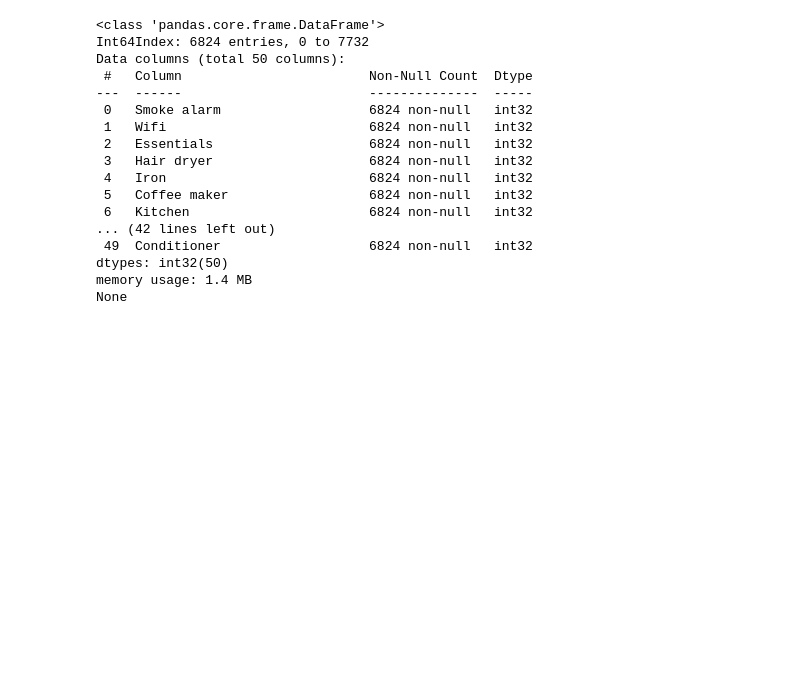
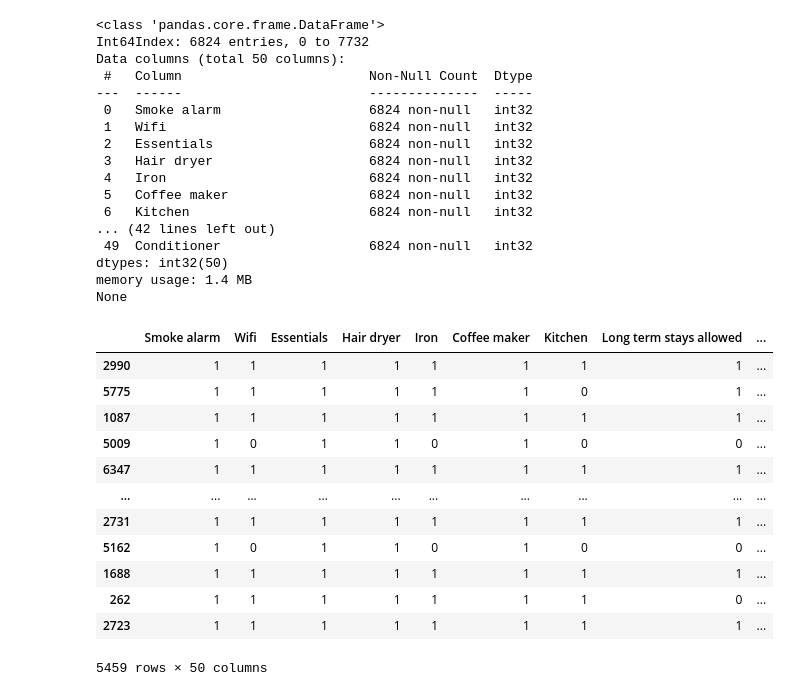
Before and after one commit to sakshi1989/DSBA_6211_Airbnb_Nashville, a Jupyter notebook: Question 3 (Emil & Rich)/amenities_vs_review_score.ipynb, the cells around one changed output. Saved outputs shown, nothing was run; the diff lists cells and outputs as text; code cells hidden in the pictures; blank space fills up the shorter version.

```diff
--- a/Question 3 (Emil & Rich)/amenities_vs_review_score.ipynb
+++ b/Question 3 (Emil & Rich)/amenities_vs_review_score.ipynb
@@ -132,3 +128,16 @@ Data columns (total 50 columns):
 dtypes: int32(50)
 memory usage: 1.4 MB
 None
+# %%
+x = top_50_amenities_df
+y = df['review_scores_rating']
+
+# import statsmodels.api as sm
+
+# sm.Logi
+
+from sklearn.model_selection import train_test_split
+x_train, x_test, y_train, y_test = train_test_split(x, y, train_size=0.8)
+
+# model_lr = LinearRegression()
+# model_lr.fit(x_train, y_train)
@@ -134,0 +147,16 @@ None
+# %%
+x_train
+# %% [output]
+|  | Smoke alarm | Wifi | Essentials | Hair dryer | Iron | Coffee maker | Kitchen | Long term stays allowed | ... |
+| 2990 | 1 | 1 | 1 | 1 | 1 | 1 | 1 | 1 | ... |
+| 5775 | 1 | 1 | 1 | 1 | 1 | 1 | 0 | 1 | ... |
+| 1087 | 1 | 1 | 1 | 1 | 1 | 1 | 1 | 1 | ... |
+| 5009 | 1 | 0 | 1 | 1 | 0 | 1 | 0 | 0 | ... |
+| 6347 | 1 | 1 | 1 | 1 | 1 | 1 | 1 | 1 | ... |
+| ... | ... | ... | ... | ... | ... | ... | ... | ... | ... |
+| 2731 | 1 | 1 | 1 | 1 | 1 | 1 | 1 | 1 | ... |
+| 5162 | 1 | 0 | 1 | 1 | 0 | 1 | 0 | 0 | ... |
+| 1688 | 1 | 1 | 1 | 1 | 1 | 1 | 1 | 1 | ... |
+| 262 | 1 | 1 | 1 | 1 | 1 | 1 | 1 | 0 | ... |
+| 2723 | 1 | 1 | 1 | 1 | 1 | 1 | 1 | 1 | ... |
+5459 rows × 50 columns
```
Also changed, not shown: parts of 7 cells of this notebook.
